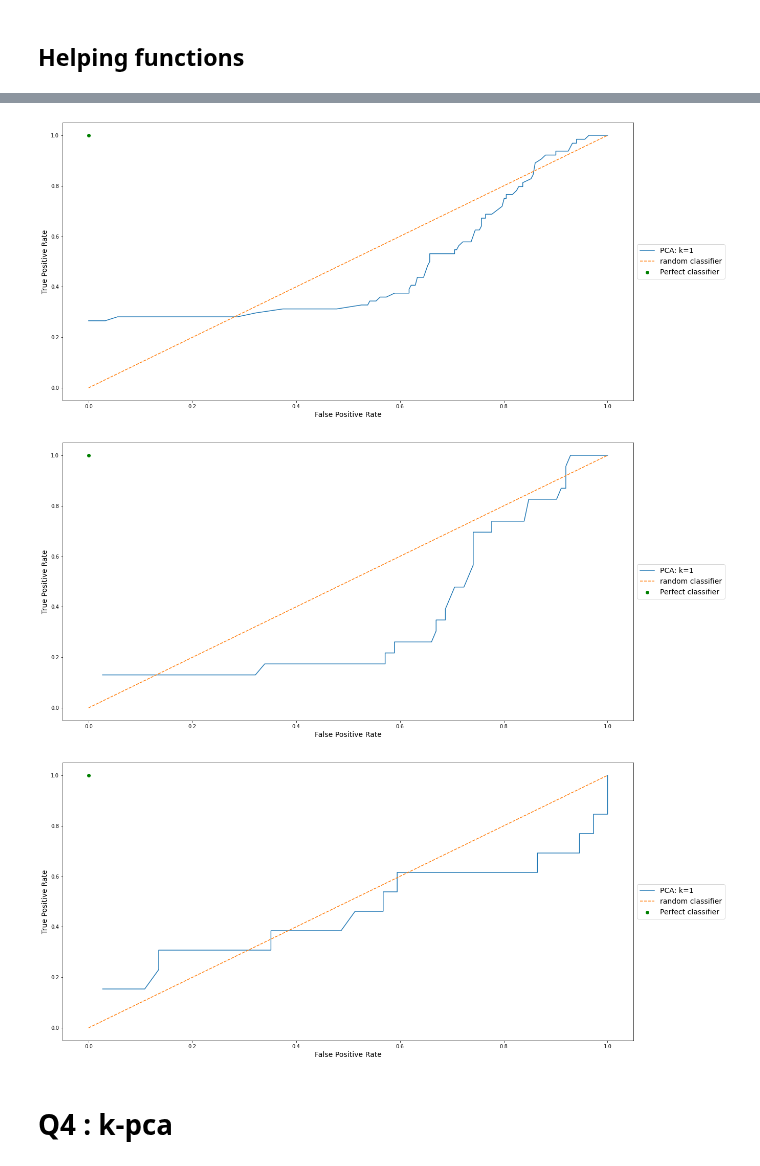
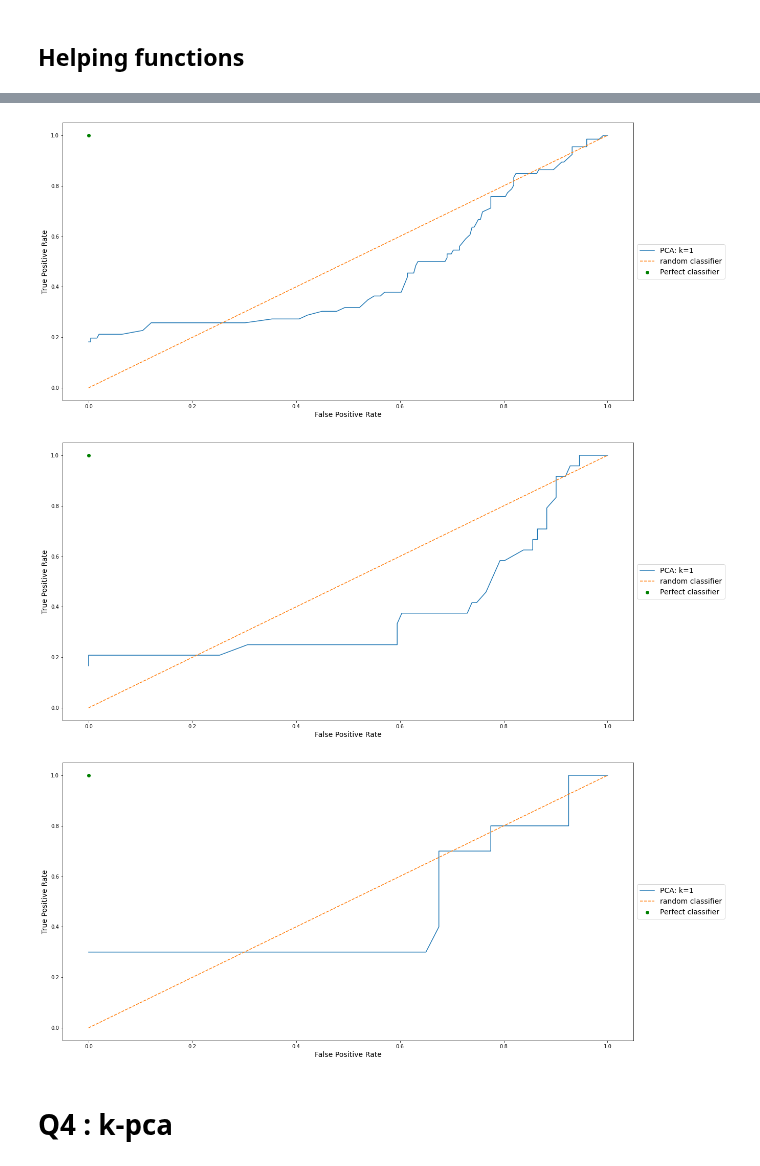
Before and after one commit to SimonLegendrre/LINMA2472_AlgoInDataScienceProjet1, a Jupyter notebook: P2/AdriHW2.ipynb, the cells around one changed output, grey strips where cells are left out. Cells and saved outputs as stored; diff of their text form; code cells hidden in the pictures.

```diff
--- a/P2/AdriHW2.ipynb
+++ b/P2/AdriHW2.ipynb
@@ -104,6 +102,3 @@ print(str(int(outliers_ratio*100)) + " % of data are outliers ")
-# %%
-def score(TP, TN, P,N):
-    return (TP+TN)/(P+N)
 # %% [markdown]
 # Q2
 # %% [markdown]
@@ -114,7 +109,8 @@ def score(TP, TN, P,N):
 No need to reimplent the wheel: use <a href='https://scikit-learn.org/stable/modules/generated/sklearn.model_selection.train_test_split.html'><code>train_test_split</code></a> from sklearn to perform the splits.
 # %%
 X_train, X_test, y_train, y_test = train_test_split(X, y,
-                                                    shuffle = True, test_size=0.1)
+                                                    shuffle = True, test_size=0.1,
+                                                    random_state=1)
 
 X_train, X_val, y_train, y_val   = train_test_split(X_train, y_train,
                                                     test_size=0.3, random_state=1) # 0.3 x 0.9 = 0.27
@@ -365,6 +355,7 @@ class OutlierDetectorPCA(BaseEstimator, ClassifierMixin):
 
         tn, fp, fn, tp = confusion_matrix(y_val, y_pred).ravel()
         score = (tn+tp)/ (tn+fp+fn+tp)
+        """
         print("confusion matrix:")
         print(confusion_matrix(y_val, y_pred))
         print("TN: "+str(tn))
@@ -372,6 +363,7 @@ class OutlierDetectorPCA(BaseEstimator, ClassifierMixin):
         print("FN: "+str(fn))
         print("TP: "+str(tp))
         print("accuracy: "+ str(score))
+        """
         #end TODO
 
         self.tau_max = max(self.tau, max(recons_error)) # Do not change this line :-)
@@ -468,14 +464,13 @@ def plot_comparison_outlier_detector(list_clf, X_avail, y_avail, file_name=None)
     if file_name:
         plt.savefig(file_name+'.pdf', bbox_inches='tight')
 # %%
-k = 1
-clf_pca = OutlierDetectorPCA(k)
+clf_pca = OutlierDetectorPCA(k=1)
 clf_pca.fit(X_train, y_train)
 clf_pca.predict(X_val)
 clf_pca.predict(X_test)
-print('Score train:', clf_pca.score(X_train, y_train))
-print('Score val:', clf_pca.score(X_val, y_val))
-print('Score test:', clf_pca.score(X_test, y_test))
+print('Score in Train:', clf_pca.score(X_train, y_train))
+print('Score in Val set:', clf_pca.score(X_val, y_val))
+print('Score in test set:', clf_pca.score(X_test, y_test))
 
 plot_ROC(clf_pca.fit(X_train, y_train), X_train, y_train)
 plot_ROC(clf_pca.fit(X_train, y_train), X_val, y_val)
@@ -501,3 +482,3 @@ accuracy: 0.76
-[figure, old version]
+[figure, new version]
-[figure, old version]
+[figure, new version]
-[figure, old version]
+[figure, new version]
```
Also changed, not shown: parts of 12 cells of this notebook, 4 other files.
